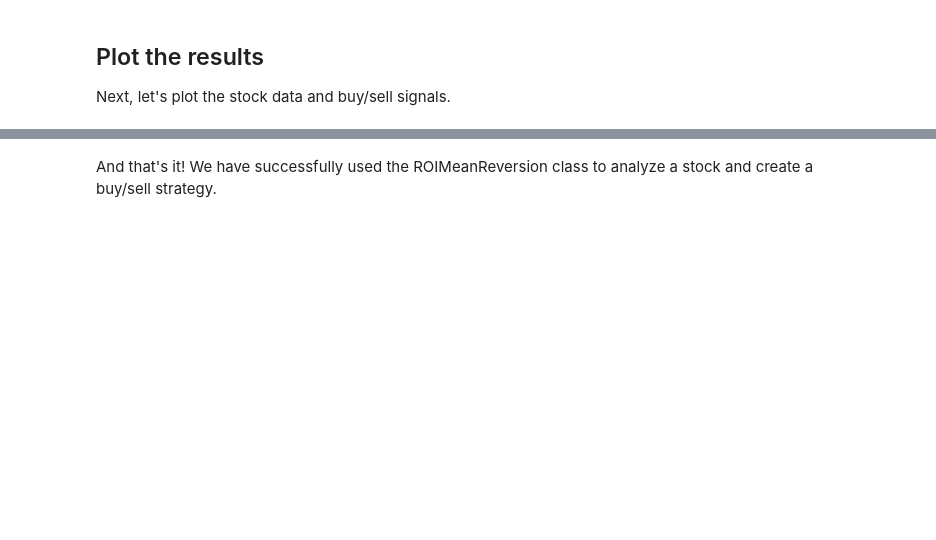
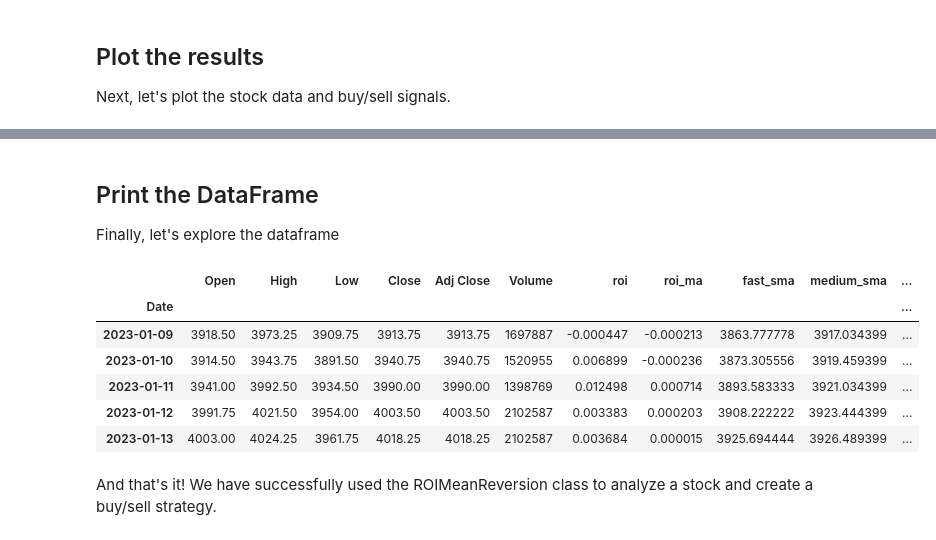
Before and after one commit to nate-belete/ROIMeanReversion, a Jupyter notebook: ROIMeanReversion - Example.ipynb, the cells around one changed output, grey strips where cells are left out. Cells and saved outputs as stored; diff of their text form; code cells hidden in the pictures; blank space fills up the shorter version.

```diff
--- a/ROIMeanReversion - Example.ipynb
+++ b/ROIMeanReversion - Example.ipynb
@@ -82,2 +95,16 @@ roi_mean_reversion.buy_sell_stock()
+# %% [markdown]
+## Print the DataFrame
+
+Finally, let's explore the dataframe
+# %%
+roi_mean_reversion.df.tail()
+# %% [output]
+|  | Open | High | Low | Close | Adj Close | Volume | roi | roi_ma | fast_sma | medium_sma | ... |
+| Date |  |  |  |  |  |  |  |  |  |  | ... |
+| 2023-01-09 | 3918.50 | 3973.25 | 3909.75 | 3913.75 | 3913.75 | 1697887 | -0.000447 | -0.000213 | 3863.777778 | 3917.034399 | ... |
+| 2023-01-10 | 3914.50 | 3943.75 | 3891.50 | 3940.75 | 3940.75 | 1520955 | 0.006899 | -0.000236 | 3873.305556 | 3919.459399 | ... |
+| 2023-01-11 | 3941.00 | 3992.50 | 3934.50 | 3990.00 | 3990.00 | 1398769 | 0.012498 | 0.000714 | 3893.583333 | 3921.034399 | ... |
+| 2023-01-12 | 3991.75 | 4021.50 | 3954.00 | 4003.50 | 4003.50 | 2102587 | 0.003383 | 0.000203 | 3908.222222 | 3923.444399 | ... |
+| 2023-01-13 | 4003.00 | 4024.25 | 3961.75 | 4018.25 | 4018.25 | 2102587 | 0.003684 | 0.000015 | 3925.694444 | 3926.489399 | ... |
 # %% [markdown]
 And that's it! We have successfully used the ROIMeanReversion class to analyze a stock and create a buy/sell strategy.
```
Also changed, not shown: parts of 8 cells of this notebook, 1 other file.
